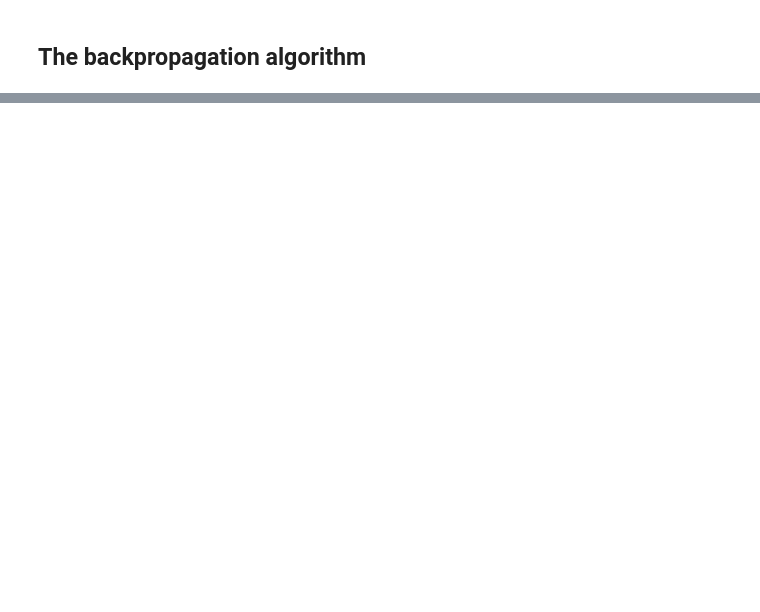
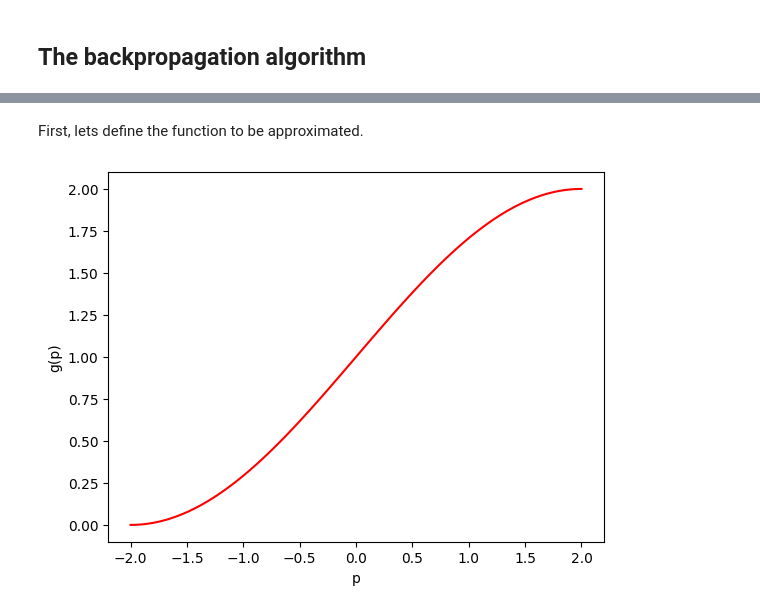
Before and after one commit to Thoalfeqar-gata/Neural-Networks-Master-Degree, a Jupyter notebook: Lecture 1.ipynb, the cells around one changed output, grey strips where cells are left out. Saved outputs shown, nothing was run; the diff lists cells and outputs as text; code cells hidden in the pictures; blank space fills up the shorter version.

Commit message:
Finished the NeuralNetwork class implementation

```diff
--- a/Lecture 1.ipynb
+++ b/Lecture 1.ipynb
@@ -23,10 +28,10 @@ def network_example1(input):
 
     return a2
 
-input = np.linspace(-2, 2, 100).reshape(1, -1)
-output = network_example1(input)
+p = np.linspace(-2, 2, 100).reshape(1, -1)
+output = network_example1(p)
 
-plt.plot(input[0], output[0])
+plt.plot(p[0], output[0])
 plt.plot([-1, 1], network_example1(np.array([[-1, 1]]))[0], 'r.', label = 'sigmoid centers')
 plt.xlabel('p')
 plt.ylabel('a2')
@@ -38,0 +86,22 @@ plt.show()
+# %% [markdown]
+First, lets define the function to be approximated.
+# %%
+def g(p):
+    # Note: p should be between -2 and 2
+    if np.any(p < -2):
+        p[p<-2] = -2
+    elif np.any(p > 2):
+        p[p > 2] = 2
+
+    return 1 + np.sin(np.pi/4 * p)
+# %%
+#check the output
+p = np.linspace(-2, 2, 100)
+output = g(p)
+
+plt.plot(p, output, 'r-')
+plt.xlabel('p')
+plt.ylabel('g(p)')
+plt.show()
+# %% [output]
+[figure, added]
```
Also changed, not shown: parts of 23 cells of this notebook, 1 other file.
